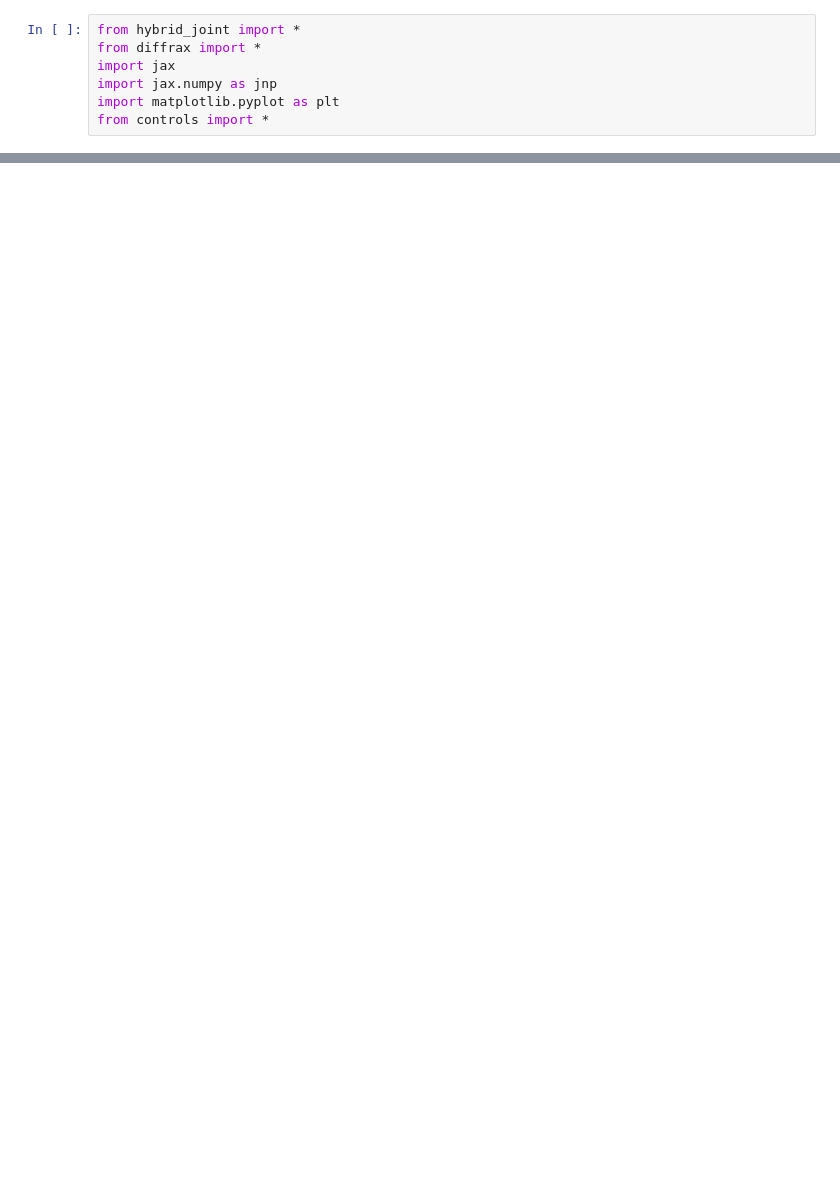
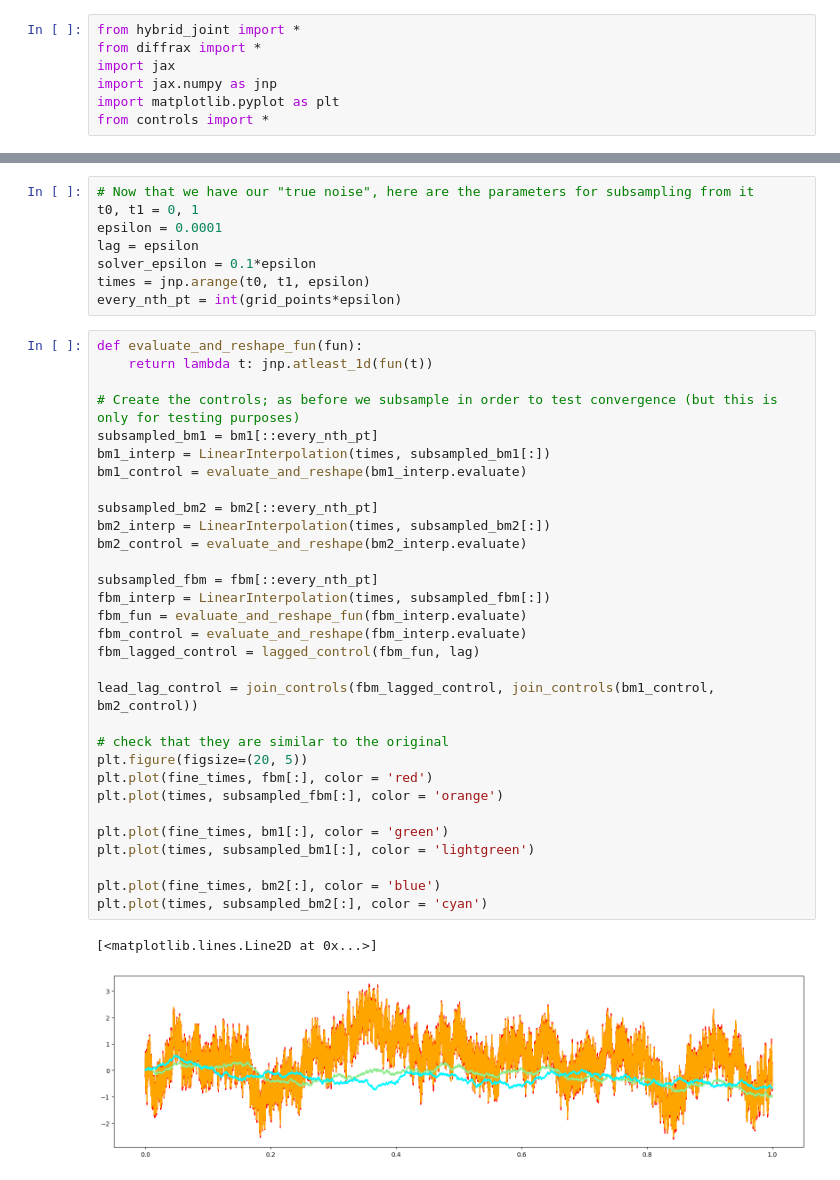
Before and after one commit to emilioferrucci/rough-vol-rough-paths, a Jupyter notebook: dynamics_rough_vol.ipynb, the cells around one changed output, grey strips where cells are left out. Drawn from its saved outputs; the diff is of its cells as text; blank space fills up the shorter version.

```diff
--- a/dynamics_rough_vol.ipynb
+++ b/dynamics_rough_vol.ipynb
@@ -26,0 +44,42 @@ pl_bm2 = plt.plot(ts, bm2, color = "blue")
+# %%
+# Now that we have our "true noise", here are the parameters for subsampling from it
+t0, t1 = 0, 1
+epsilon = 0.0001
+lag = epsilon
+solver_epsilon = 0.1*epsilon
+times = jnp.arange(t0, t1, epsilon)
+every_nth_pt = int(grid_points*epsilon)
+# %%
+def evaluate_and_reshape_fun(fun):
+    return lambda t: jnp.atleast_1d(fun(t))
+
+# Create the controls; as before we subsample in order to test convergence (but this is only for testing purposes)
+subsampled_bm1 = bm1[::every_nth_pt]
+bm1_interp = LinearInterpolation(times, subsampled_bm1[:])
+bm1_control = evaluate_and_reshape(bm1_interp.evaluate)
+
+subsampled_bm2 = bm2[::every_nth_pt]
+bm2_interp = LinearInterpolation(times, subsampled_bm2[:])
+bm2_control = evaluate_and_reshape(bm2_interp.evaluate)
+
+subsampled_fbm = fbm[::every_nth_pt]
+fbm_interp = LinearInterpolation(times, subsampled_fbm[:])
+fbm_fun = evaluate_and_reshape_fun(fbm_interp.evaluate)
+fbm_control = evaluate_and_reshape(fbm_interp.evaluate)
+fbm_lagged_control = lagged_control(fbm_fun, lag)
+
+lead_lag_control = join_controls(fbm_lagged_control, join_controls(bm1_control, bm2_control))
+
+# check that they are similar to the original
+plt.figure(figsize=(20, 5))
+plt.plot(fine_times, fbm[:], color = 'red')
+plt.plot(times, subsampled_fbm[:], color = 'orange')
+
+plt.plot(fine_times, bm1[:], color = 'green')
+plt.plot(times, subsampled_bm1[:], color = 'lightgreen')
+
+plt.plot(fine_times, bm2[:], color = 'blue')
+plt.plot(times, subsampled_bm2[:], color = 'cyan')
+# %% [output]
+[<matplotlib.lines.Line2D at 0x...>]
+[figure, added]
```
Also changed, not shown: parts of 13 cells of this notebook, 2 other files.
